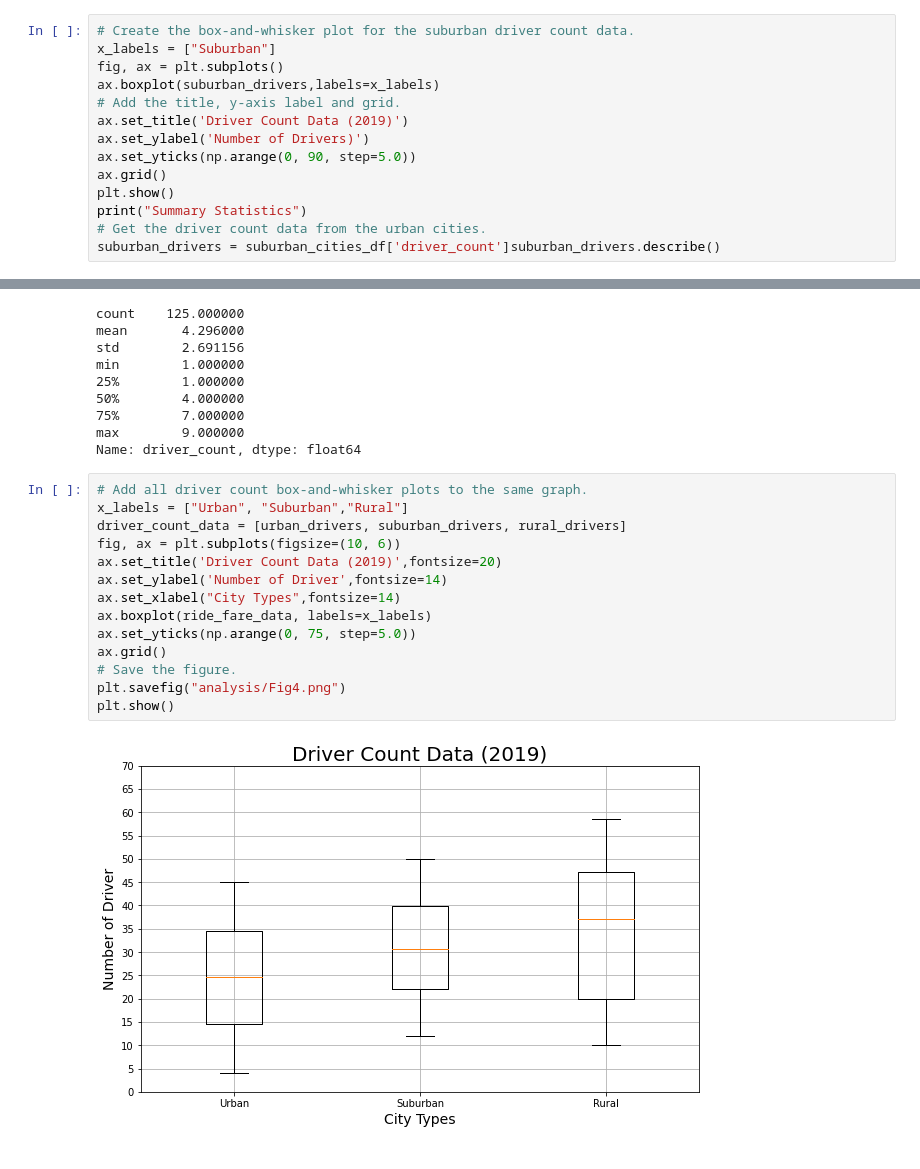
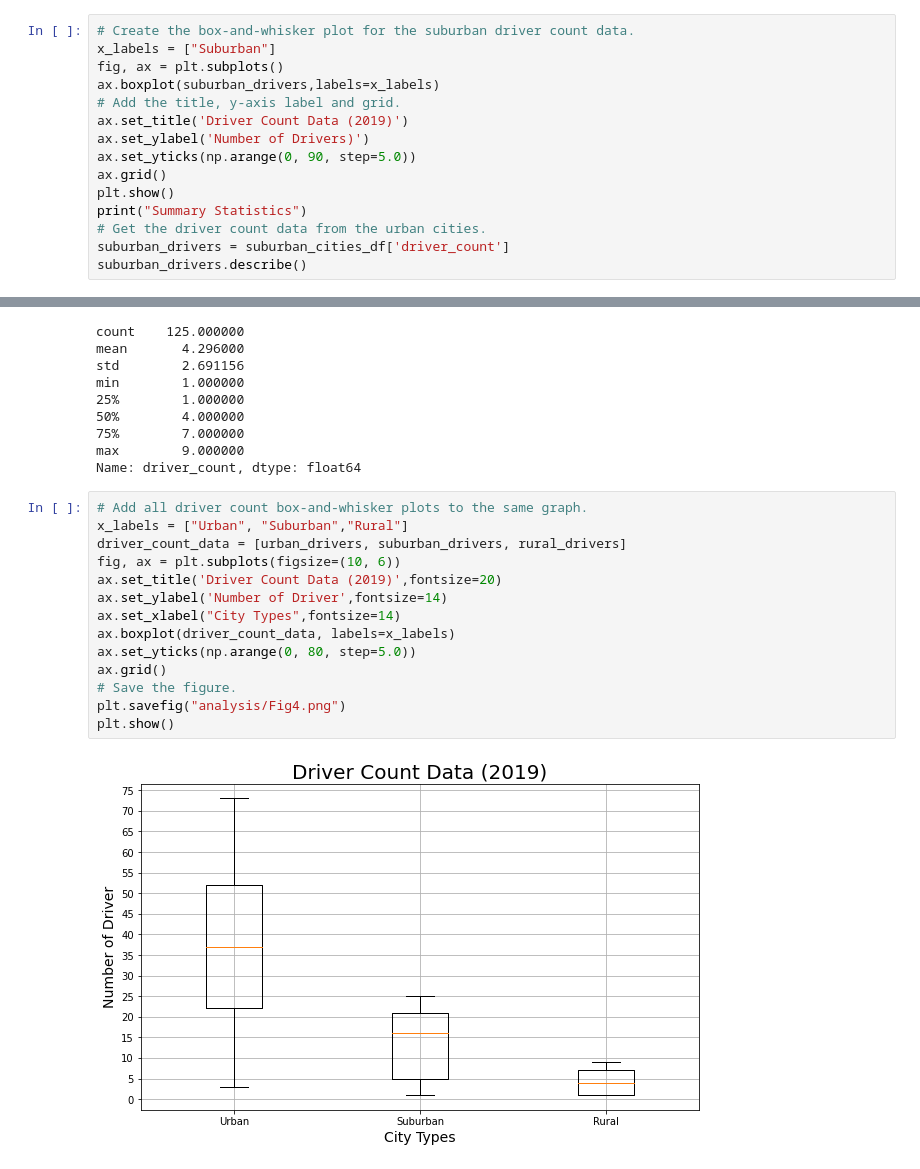
Before and after one commit to shimengya/PyBer_Analysis, a Jupyter notebook: PyBer.ipynb, the cells around one changed output, grey strips where cells are left out. Cells and saved outputs as stored; diff of their text form.

```diff
--- a/PyBer.ipynb
+++ b/PyBer.ipynb
@@ -679,7 +679,8 @@ ax.grid()
 plt.show()
 print("Summary Statistics")
 # Get the driver count data from the urban cities.
-suburban_drivers = suburban_cities_df['driver_count']suburban_drivers.describe()
+suburban_drivers = suburban_cities_df['driver_count']
+suburban_drivers.describe()
 # %% [output]
 [figure]
 Summary Statistics
@@ -723,16 +724,16 @@ Name: driver_count, dtype: float64
 # %%
 # Add all driver count box-and-whisker plots to the same graph.
 x_labels = ["Urban", "Suburban","Rural"]
 driver_count_data = [urban_drivers, suburban_drivers, rural_drivers]
 fig, ax = plt.subplots(figsize=(10, 6))
 ax.set_title('Driver Count Data (2019)',fontsize=20)
 ax.set_ylabel('Number of Driver',fontsize=14)
 ax.set_xlabel("City Types",fontsize=14)
-ax.boxplot(ride_fare_data, labels=x_labels)
-ax.set_yticks(np.arange(0, 75, step=5.0))
+ax.boxplot(driver_count_data, labels=x_labels)
+ax.set_yticks(np.arange(0, 80, step=5.0))
 ax.grid()
 # Save the figure.
 plt.savefig("analysis/Fig4.png")
 plt.show()
 # %% [output]
-[figure, old version]
+[figure, new version]
```
Also changed, not shown: parts of 8 cells of this notebook, 2 other files.
